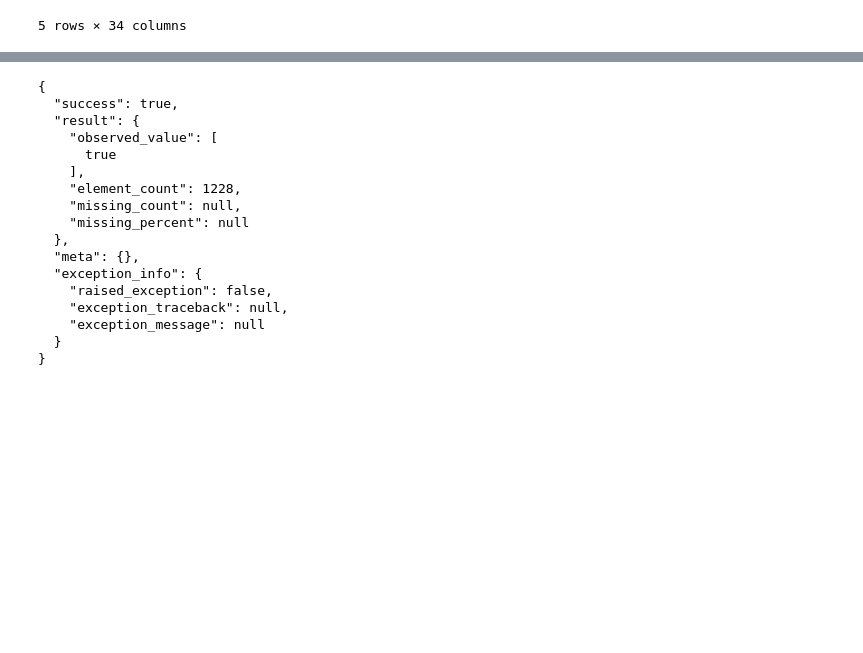
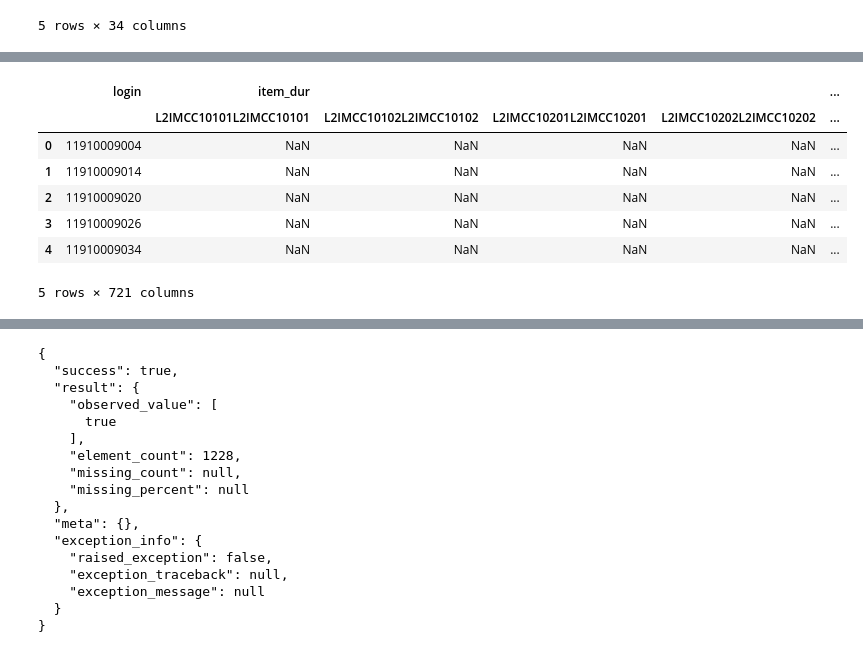
Before and after one commit to leonhead-acer/pisa2025-api-etl, a Jupyter notebook: Getting_started_with_Data_Extraction.ipynb, the cells around one changed output, grey strips where cells are left out. Drawn from its saved outputs; the diff is of its cells as text; code cells hidden in the pictures; blank space fills up the shorter version.

Commit message:
start creating wide file

```diff
--- a/Getting_started_with_Data_Extraction.ipynb
+++ b/Getting_started_with_Data_Extraction.ipynb
@@ -1733,6 +1733,21 @@ df8['cq_score'] = df8['score_code']
 if(domain == 'FLA'):
     df8.rename(columns = {'qtiLabel': 'qtiLabelRemove','qtiLabel2': 'qtiLabel'},inplace=True)
     df8.drop(columns = ['qtiLabelRemove'],inplace=True)
+# %%
+summ_tab = cbk.loc[cbk['qtiLabel2'].str.contains('_\\d',na = False),['qtiLabel2','unit_id']]
+summ_tab_list = []
+
+for indx,row in summ_tab.iterrows():
+    summ_tab_row = df8.loc[(df8['in_cq']=='1') & (df8['unit_id'] == row['unit_id']),:]
+    summ_tab_row = summ_tab_row.groupby(['isocntcd', 'isoalpha3', 'isoname', 'login','unit_id'])['cq_score'].apply(lambda x: '9' if (x=='9').all() else str((x=='1').sum())).to_frame('cq_score').reset_index()
+    summ_tab_row['cq_cat'] = summ_tab_row['cq_score']
+    summ_tab_row['in_cq'] = '1'
+    summ_tab_row['qtiLabel'] = row['qtiLabel2']
+    summ_tab_list.append(summ_tab_row)
+
+summ_tab_all = pd.concat(summ_tab_list,axis = 0)
+
+df8 = pd.concat([df8,summ_tab_all],axis = 0)
 # %%
 df8.loc[df8['in_cq']=='1',:].groupby(['qtiLabel','score_code','isoalpha3']).size().unstack(fill_value=0).to_excel('./data/FLA_freq_Score_byCnt.xlsx')
 df8.loc[df8['in_cq']=='1',:].groupby(['qtiLabel','score_code']).size().unstack(fill_value=0).to_excel('./data/FLA_freq_Score_Overall.xlsx')
@@ -1781,6 +1796,29 @@ df8.loc[
         'cq_score'
     ]
 ].to_csv(f'P:\\Prepared files\\CQ {domain} long [in progress].csv',index = False)
+# %%
+test = df8
+
+dat_list = []
+
+for x in ['-Time','-StartT','-EndT']:
+    test['item'+x] = test['qtiLabel'].apply(lambda x: str(x) + x if pd.notnull(x) else '')
+    pivot_test = test.loc[test['item'+x]!='',:].pivot(index = ['login'],columns = ['item'+x],values = ['item_dur'])
+    dat_list.append(pivot_test)
+
+test_final = pd.concat(dat_list,axis = 1).reset_index(drop = False)
+test_final.head()
+
+## Add SchID from login ##
+# %% [output]
+|  | login | item_dur |  |  |  | ... |
+|  |  | L2IMCC10101L2IMCC10101 | L2IMCC10102L2IMCC10102 | L2IMCC10201L2IMCC10201 | L2IMCC10202L2IMCC10202 | ... |
+| 0 | 11910009004 | NaN | NaN | NaN | NaN | ... |
+| 1 | 11910009014 | NaN | NaN | NaN | NaN | ... |
+| 2 | 11910009020 | NaN | NaN | NaN | NaN | ... |
+| 3 | 11910009026 | NaN | NaN | NaN | NaN | ... |
+| 4 | 11910009034 | NaN | NaN | NaN | NaN | ... |
+5 rows × 721 columns
 # %%
 # del_keys = list(del_df)
 # raw_data = pd.DataFrame()
```
Also changed, not shown: parts of 9 cells of this notebook.
